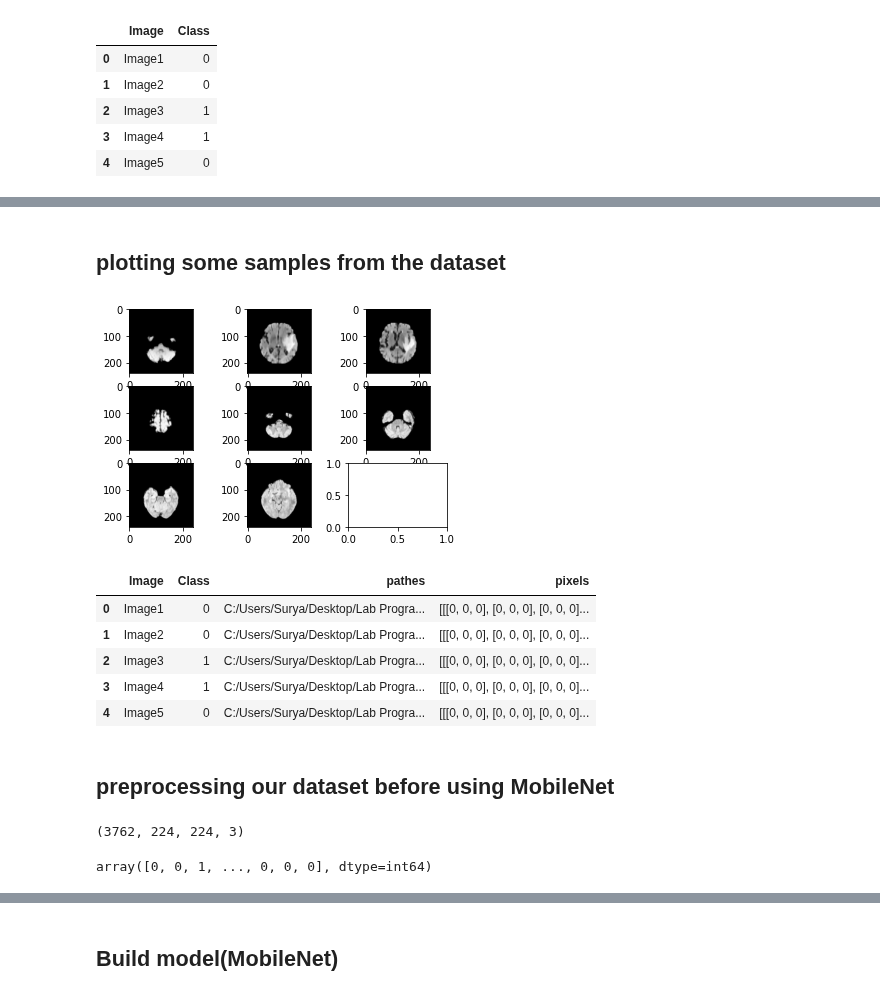
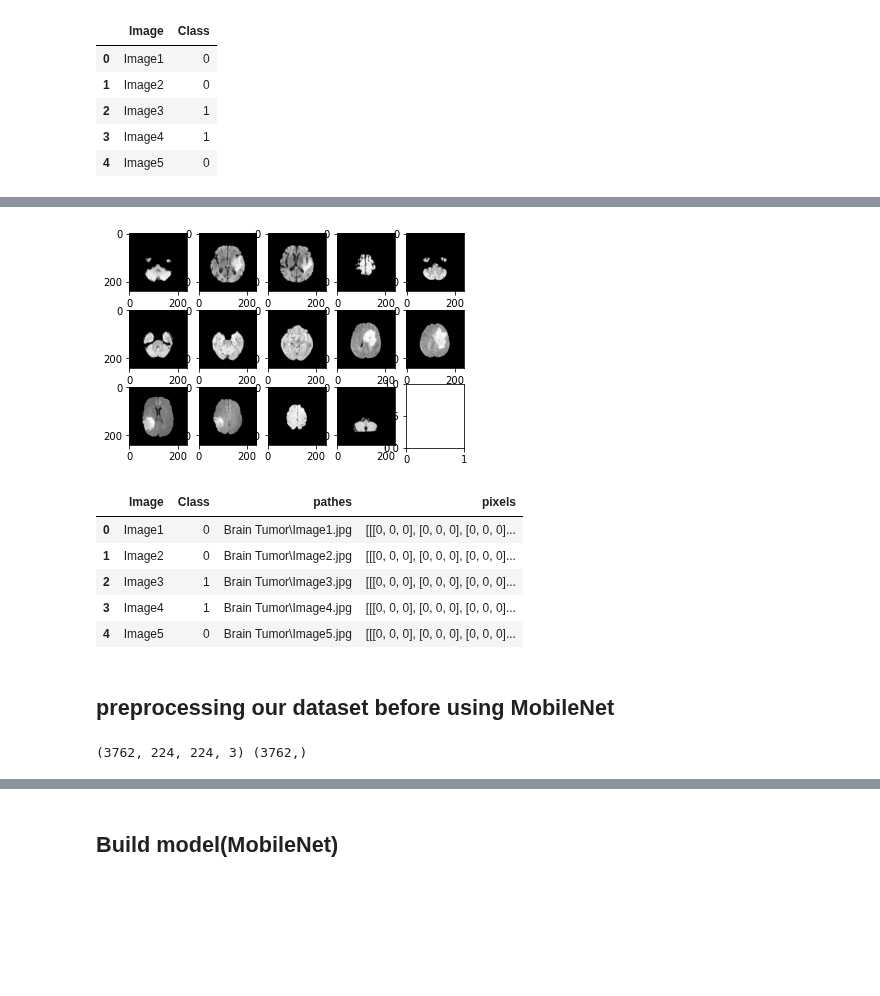
Before and after one commit to suryateja720/Brain-Tumor-Detection-using-CNN, a Jupyter notebook: Brain Tumor Detection using CNN.ipynb, the cells around one changed output, grey strips where cells are left out. Cells and saved outputs as stored; diff of their text form; code cells hidden in the pictures; blank space fills up the shorter version.

```diff
--- a/Brain Tumor Detection using CNN.ipynb
+++ b/Brain Tumor Detection using CNN.ipynb
@@ -15,8 +12,8 @@ from keras.applications import MobileNetV2
 from keras.layers import Dense
 from tensorflow.keras.preprocessing import image
 # %%
-brain_df = pd.read_csv('C:/Users/Surya/Desktop/Lab Programs/NNDL/New folder/Brain Tumor.csv',usecols=[0,1])
-brain_df.head()
+df = pd.read_csv('Brain Tumor.csv',usecols=[0,1])
+df.head()
 # %% [output]
 |  | Image | Class |
 | 0 | Image1 | 0 |
@@ -59,4 +42,11 @@ for entry in os.listdir(base_path):
 # %%
-#create path dictonary and then map itto brain_df['pathes']
+path_list = []
+base_path = 'Brain Tumor'
+for entry in os.listdir(base_path):
+    path_list.append( os.path.join(base_path,entry))
+
+#create path dictonary and then map itto df['pathes']
 pathes_dict={os.path.splitext(os.path.basename(x))[0]: x for x in path_list}
-brain_df['pathes'] = brain_df['Image'].map(pathes_dict.get)
+df['pathes'] = df['Image'].map(pathes_dict.get)
+
+df.head()
@@ -72,42 +60,38 @@ brain_df.head()
-# %% [markdown]
-## plotting some samples from the dataset
 # %%
-
-for x in range (0 ,9):
-    img = imread(brain_df['pathes'][x])
+for x in range (0 ,15):
+    img = imread(df['pathes'][x])
     plt.imshow(img)
-    plt.subplot(3,3,x+1)
+    plt.subplot(3,5,x+1)
 # %% [output]
-[figure, old version]
+[figure, new version]
 # %%
 from PIL.Image import open
-brain_df['pixels']=brain_df['pathes'].map(lambda x:np.asarray(open(x).resize((224,224))))
+
+# resizing the image data to 224 x 224
+df['pixels']=df['pathes'].map(lambda x:np.asarray(open(x).resize((224,224))))
+df.head()
+# %% [output]
+|  | Image | Class | pathes | pixels |
+| 0 | Image1 | 0 | Brain Tumor\Image1.jpg | [[[0, 0, 0], [0, 0, 0], [0, 0, 0]... |
+| 1 | Image2 | 0 | Brain Tumor\Image2.jpg | [[[0, 0, 0], [0, 0, 0], [0, 0, 0]... |
+| 2 | Image3 | 1 | Brain Tumor\Image3.jpg | [[[0, 0, 0], [0, 0, 0], [0, 0, 0]... |
+| 3 | Image4 | 1 | Brain Tumor\Image4.jpg | [[[0, 0, 0], [0, 0, 0], [0, 0, 0]... |
+| 4 | Image5 | 0 | Brain Tumor\Image5.jpg | [[[0, 0, 0], [0, 0, 0], [0, 0, 0]... |
-# %%
-brain_df.head()
-# %% [output]
-|  | Image | Class | pathes | pixels |
-| 0 | Image1 | 0 | C:/Users/Surya/Desktop/Lab Progra... | [[[0, 0, 0], [0, 0, 0], [0, 0, 0]... |
-| 1 | Image2 | 0 | C:/Users/Surya/Desktop/Lab Progra... | [[[0, 0, 0], [0, 0, 0], [0, 0, 0]... |
-| 2 | Image3 | 1 | C:/Users/Surya/Desktop/Lab Progra... | [[[0, 0, 0], [0, 0, 0], [0, 0, 0]... |
-| 3 | Image4 | 1 | C:/Users/Surya/Desktop/Lab Progra... | [[[0, 0, 0], [0, 0, 0], [0, 0, 0]... |
-| 4 | Image5 | 0 | C:/Users/Surya/Desktop/Lab Progra... | [[[0, 0, 0], [0, 0, 0], [0, 0, 0]... |
 # %% [markdown]
 ## preprocessing our dataset before using MobileNet
 # %%
 image_list = []
-for i in range(0,len(brain_df)):
+for i in range(0,len(df)):
     # load image
-    brain_img = brain_df['pixels'][i].astype(np.float32)
+    brain_img = df['pixels'][i].astype(np.float32)
 
     img_array = image.img_to_array(brain_img)
-     # append to list of all images
+    # append to list of all images
     image_list.append(keras.applications.mobilenet_v2.preprocess_input(img_array))
 
 # convert image list to single array
-# Our feature
 X = np.array(image_list)
-
-# print shape of X
-print(X.shape)
+y = np.array(df.Class)
+print(X.shape,y.shape)
 # %% [output]
-(3762, 224, 224, 3)
+(3762, 224, 224, 3) (3762,)
@@ -117,4 +97,0 @@ y = np.array(brain_df.Class)
-# %%
-y
-# %% [output]
-array([0, 0, 1, ..., 0, 0, 0], dtype=int64)
```
Also changed, not shown: parts of 24 cells of this notebook, 2 other files.
